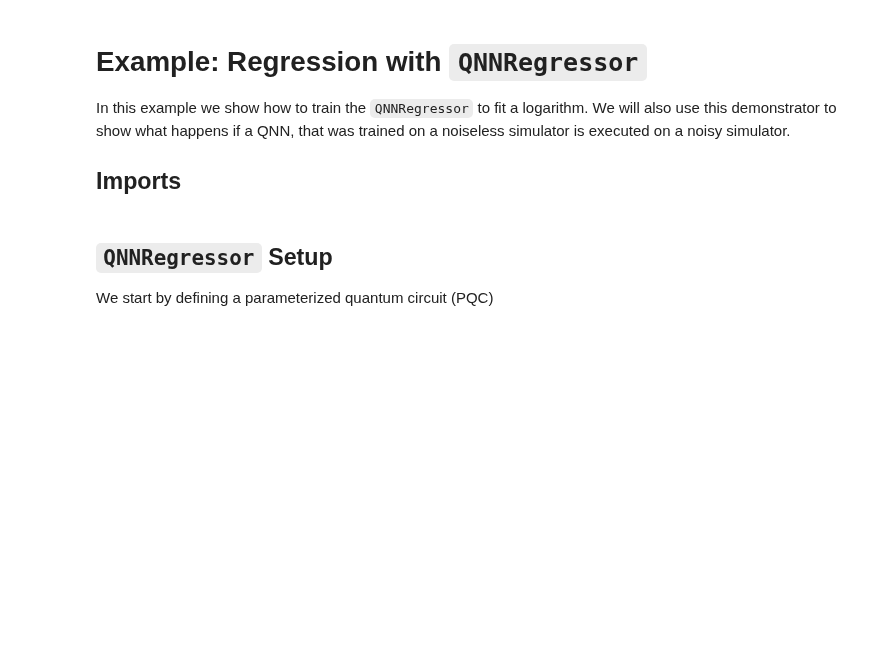
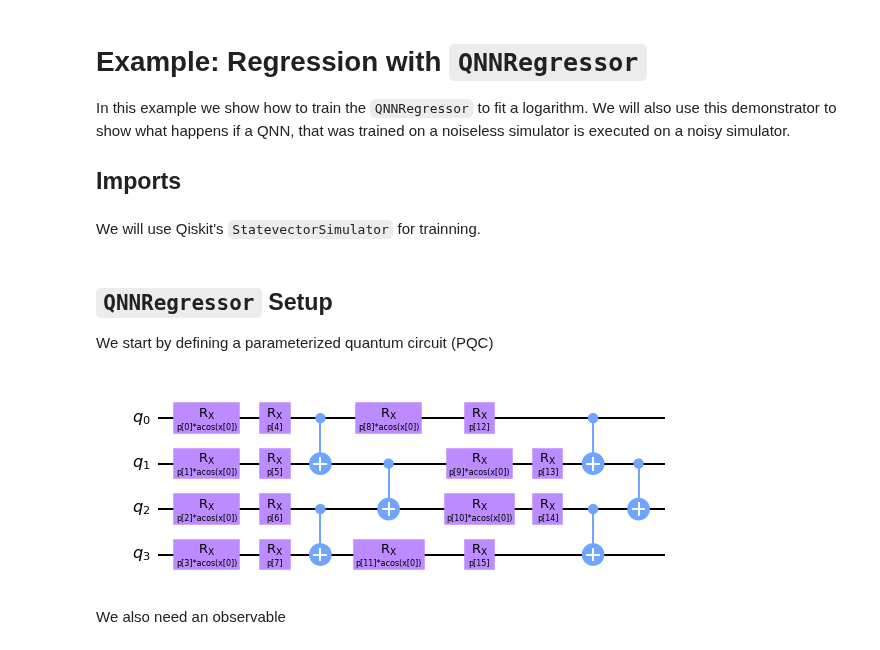
Before and after one commit to sQUlearn/squlearn, a Jupyter notebook: examples/qnn/regression_example.ipynb, the cells around one changed output. Cells and saved outputs as stored; diff of their text form; code cells hidden in the pictures; blank space fills up the shorter version.

```diff
--- a/examples/qnn/regression_example.ipynb
+++ b/examples/qnn/regression_example.ipynb
@@ -17,0 +16,2 @@ import pennylane as qml
+# %% [markdown]
+We will use Qiskit's `StatevectorSimulator` for trainning.
@@ -19,3 +21,13 @@ import pennylane as qml
 ## `QNNRegressor` Setup
 
 We start by defining a parameterized quantum circuit (PQC)
+# %%
+nqubits = 4
+number_of_layers = 2
+
+pqc = ChebyshevRx(nqubits, 1, num_layers=number_of_layers)
+pqc.draw("mpl")
+# %% [output]
+[figure, added]
+# %% [markdown]
+We also need an observable
```
Also changed, not shown: parts of 21 cells of this notebook, 12 other files.
